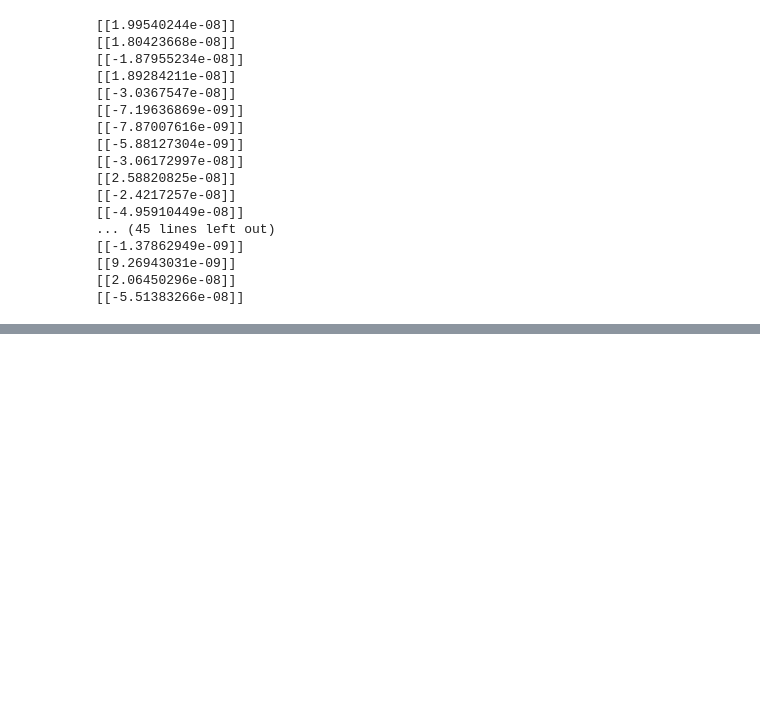
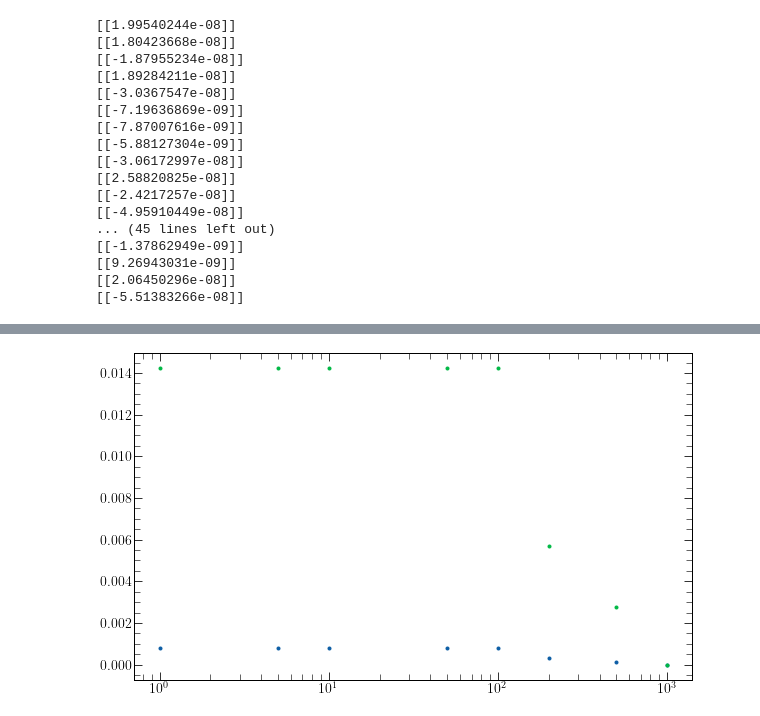
Before and after one commit to tyler-a-cox/linsolve, a Jupyter notebook: tf_linsolve_workspace-Copy1.ipynb, the cells around one changed output, grey strips where cells are left out. Saved outputs shown, nothing was run; the diff lists cells and outputs as text; code cells hidden in the pictures; blank space fills up the shorter version.

```diff
--- a/tf_linsolve_workspace-Copy1.ipynb
+++ b/tf_linsolve_workspace-Copy1.ipynb
@@ -553,0 +614,3 @@ for k in off_sol.keys():
+# %%
+%%time
+meta, sol0 = info.firstcal(data, freqs)
@@ -553,0 +620,23 @@ for k in off_sol.keys():
+# %%
+sols = []
+for i in [1, 5, 10, 50, 100, 200, 500, None]:
+    sols.append(info_new.firstcal(data, freqs, min_vis_per_ant=i)[1])
+# %%
+results_r = []
+results_i = []
+for i in range(8):
+    rr = []
+    ri = []
+    for k in sols[i].keys():
+        rr.append(np.sqrt(np.mean(np.square((sols[i][k].real - sol0[k].real) / sol0[k].real))))
+        ri.append(np.sqrt(np.mean(np.square((sols[i][k].imag - sol0[k].imag) / sol0[k].real))))
+
+    results_r.append(np.mean(rr))
+    results_i.append(np.mean(ri))
+# %%
+plt.figure(figsize=(10, 6))
+plt.semilogx([1, 5, 10, 50, 100, 200, 500, 1000], np.array(results_r), '.')
+plt.semilogx([1, 5, 10, 50, 100, 200, 500, 1000], np.array(results_i), '.')
+plt.show()
+# %% [output]
+[figure, added]
```
Also changed, not shown: parts of 17 cells of this notebook, 4 other files.
